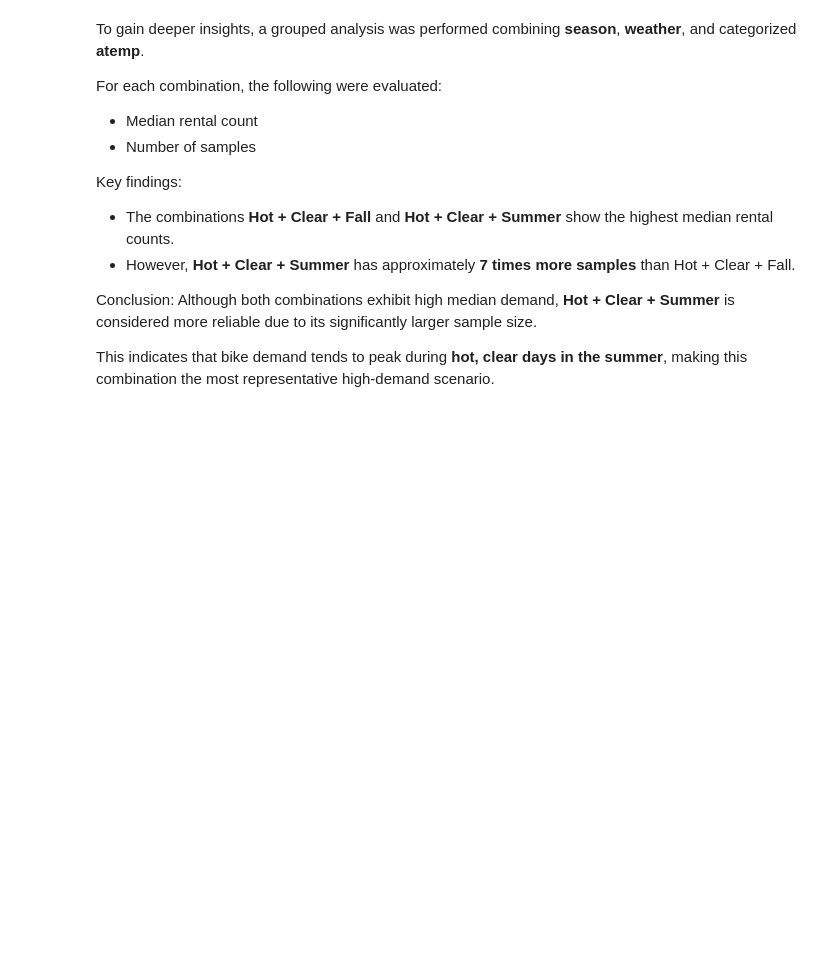
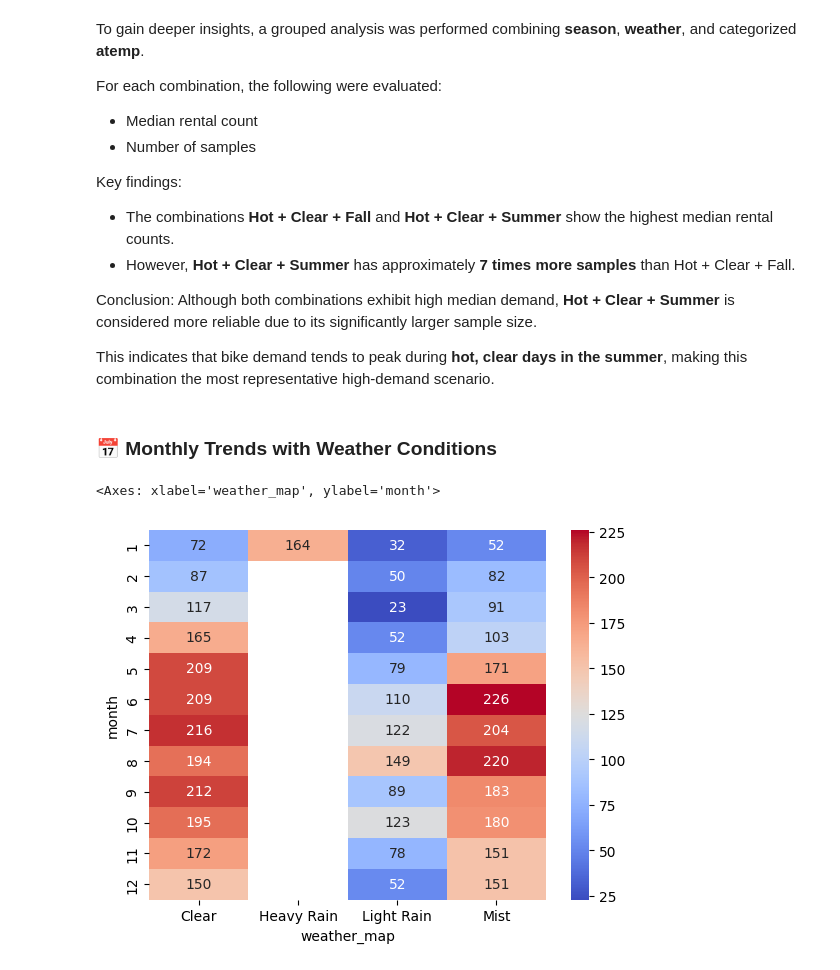
Before and after one commit to moha-yasser/bike-sharing-demand-analysis-and-prediction, a Jupyter notebook: bike_demand.ipynb, the cells around one changed output. Cells and saved outputs as stored; diff of their text form; code cells hidden in the pictures; blank space fills up the shorter version.

```diff
--- a/bike_demand.ipynb
+++ b/bike_demand.ipynb
@@ -377,3 +377,17 @@ Conclusion:
 Although both combinations exhibit high median demand, **Hot + Clear + Summer** is considered more reliable due to its significantly larger sample size.
 
 This indicates that bike demand tends to peak during **hot, clear days in the summer**, making this combination the most representative high-demand scenario.
+# %% [markdown]
+### 📅 Monthly Trends with Weather Conditions
+# %%
+pivot = df.pivot_table(
+    values='count',
+    index='month',
+    columns='weather_map',
+    aggfunc='median'
+)
+
+sns.heatmap(pivot, annot=True, fmt=".0f", cmap='coolwarm')
+# %% [output]
+<Axes: xlabel='weather_map', ylabel='month'>
+[figure, added]
```
Also changed, not shown: parts of 15 cells of this notebook.
